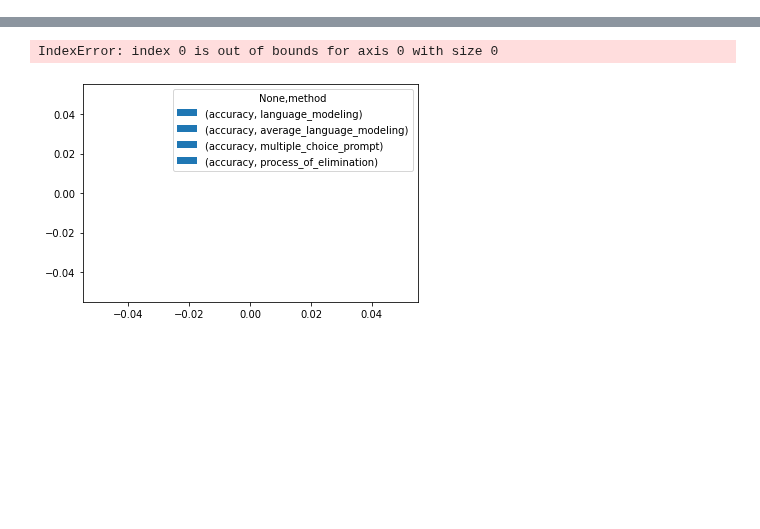
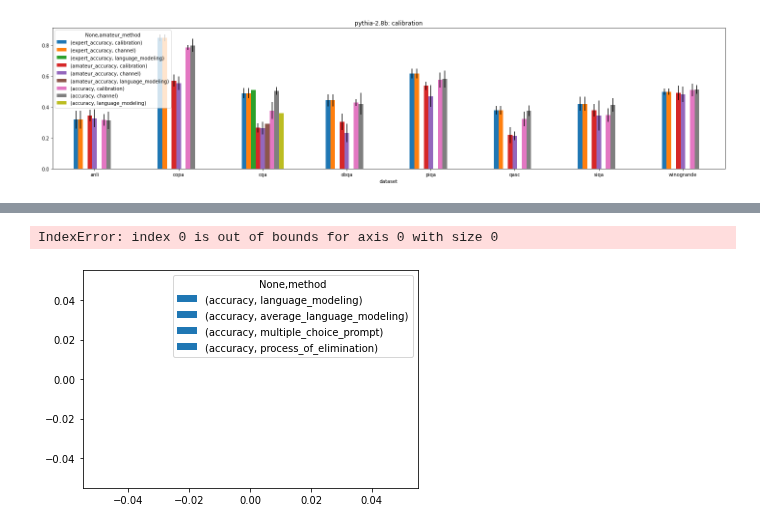
Before and after one commit to KasMasVan/csr_exp_resource_index, a Jupyter notebook: results/visualize.ipynb, the cells around one changed output, grey strips where cells are left out. Cells and saved outputs as stored; diff of their text form; code cells hidden in the pictures; blank space fills up the shorter version.

```diff
--- a/results/visualize.ipynb
+++ b/results/visualize.ipynb
@@ -112,0 +113,16 @@ plt.savefig("v2.png", dpi=300, bbox_inches='tight')
+# %%
+# temporary code to visualize cd
+model = "pythia-2.8b"
+datasets = "copa cqa obqa piqa qasc siqa winogrande anli".split()
+expert_method = "calibration"
+fig, ax = plt.subplots(figsize=(20, 5))
+vis_df = cd_df[(cd_df["dataset"].isin(datasets)) & (cd_df["checkpoint"] == model) & (cd_df['expert_method'] == expert_method)]
+vis_df = vis_df.drop(columns=["expert_method", "method", "n_shot"])
+vis_df = vis_df.groupby(["dataset","amateur_method"])
+vis_means = vis_df.mean().unstack()#.reindex(method_index, axis="columns").reindex(datasets, axis="rows")
+vis_errors = vis_df.std().unstack()#.reindex(method_index, axis="columns").reindex(datasets, axis="rows")
+vis_means.plot.bar(yerr=vis_errors, rot=0, figsize=(20, 5), title=f"{model}: {expert_method}", legend=True, ax=ax)
+plt.tight_layout()
+# plt.savefig("v3.png", dpi=300, bbox_inches='tight')
+# %% [output]
+[figure, added]
```
Also changed, not shown: parts of 5 cells of this notebook, 7 other files.
